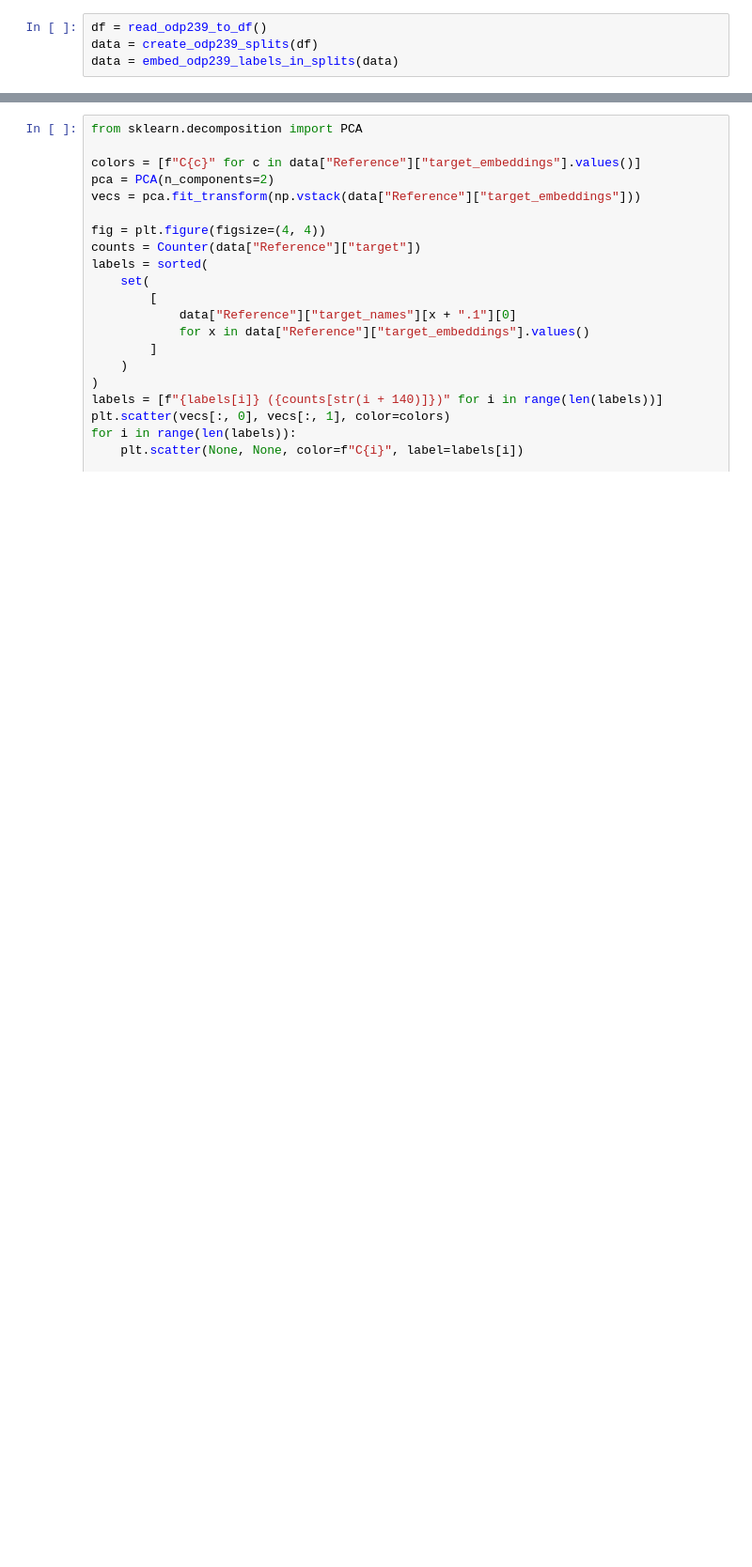
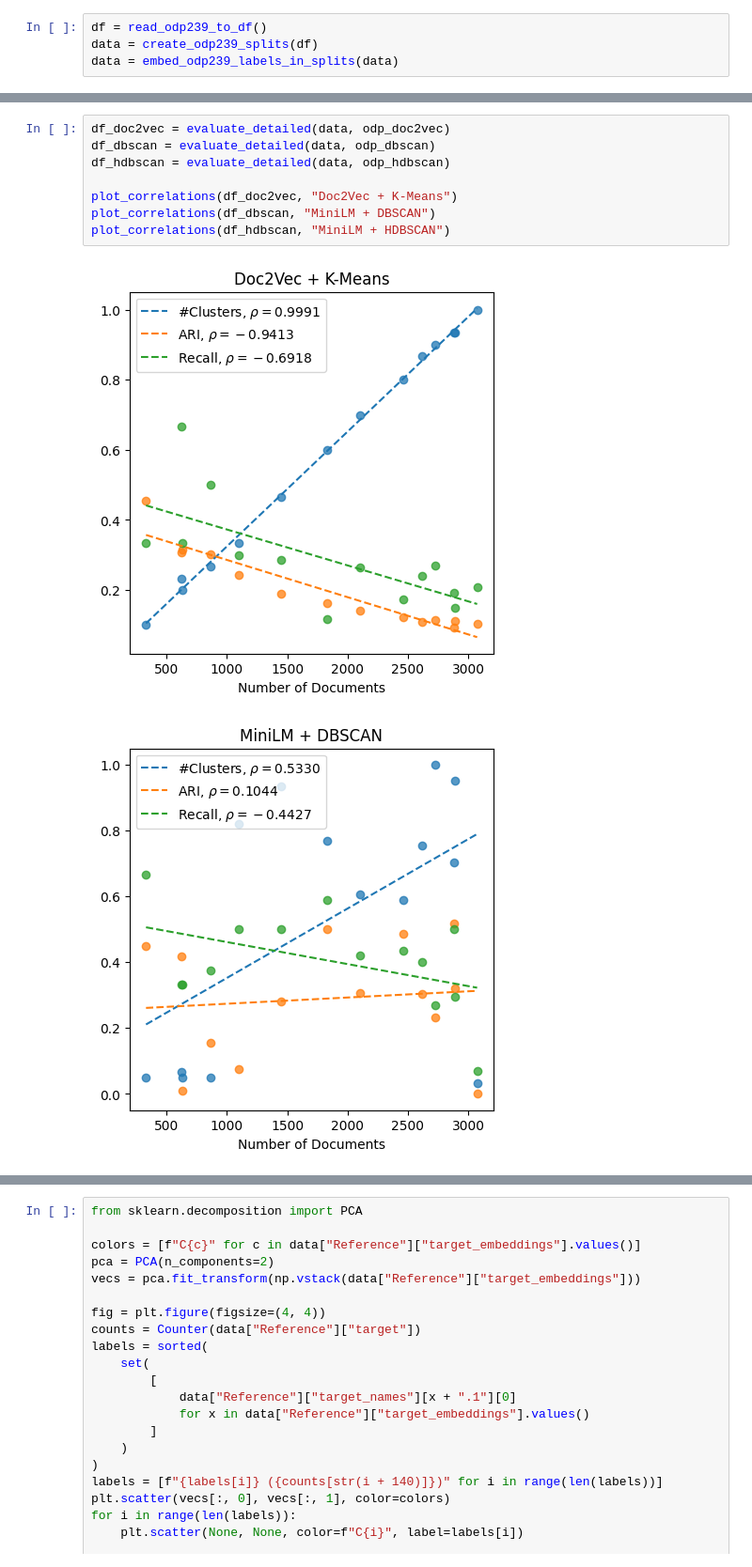
Before and after one commit to chbridges/search-result-clustering, a Jupyter notebook: odp_experiments.ipynb, the cells around one changed output, grey strips where cells are left out. Shown at 94% size. Saved outputs shown, nothing was run; the diff lists cells and outputs as text; blank space fills up the shorter version.

Commit message:
feat: plot person correlactions of the most interesting pipelines

```diff
--- a/odp_experiments.ipynb
+++ b/odp_experiments.ipynb
@@ -18,0 +39,11 @@ data = embed_odp239_labels_in_splits(data)
+# %%
+df_doc2vec = evaluate_detailed(data, odp_doc2vec)
+df_dbscan = evaluate_detailed(data, odp_dbscan)
+df_hdbscan = evaluate_detailed(data, odp_hdbscan)
+
+plot_correlations(df_doc2vec, "Doc2Vec + K-Means")
+plot_correlations(df_dbscan, "MiniLM + DBSCAN")
+plot_correlations(df_hdbscan, "MiniLM + HDBSCAN")
+# %% [output]
+[figure, added]
+[figure, added]
```
Also changed, not shown: parts of 3 cells of this notebook, 1 other file.
